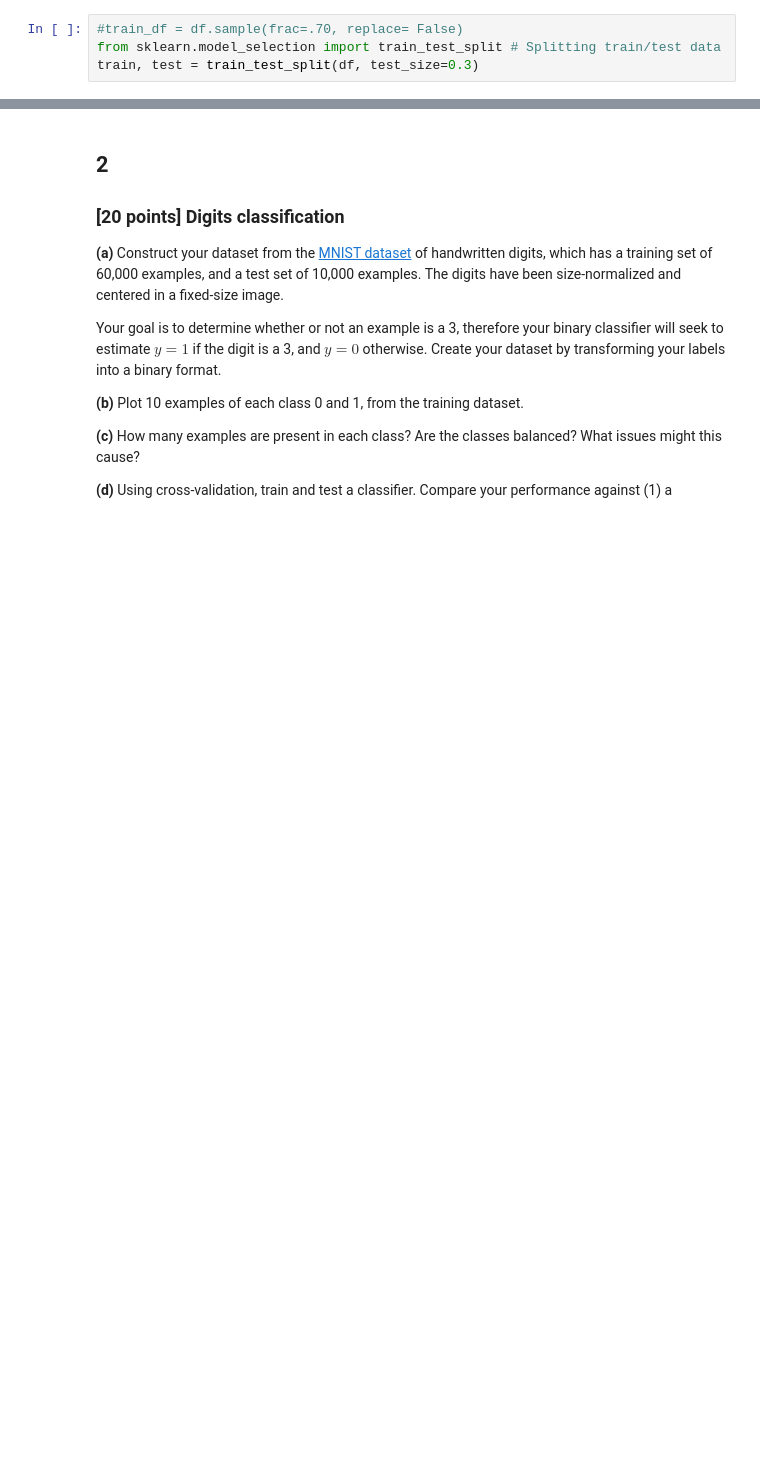
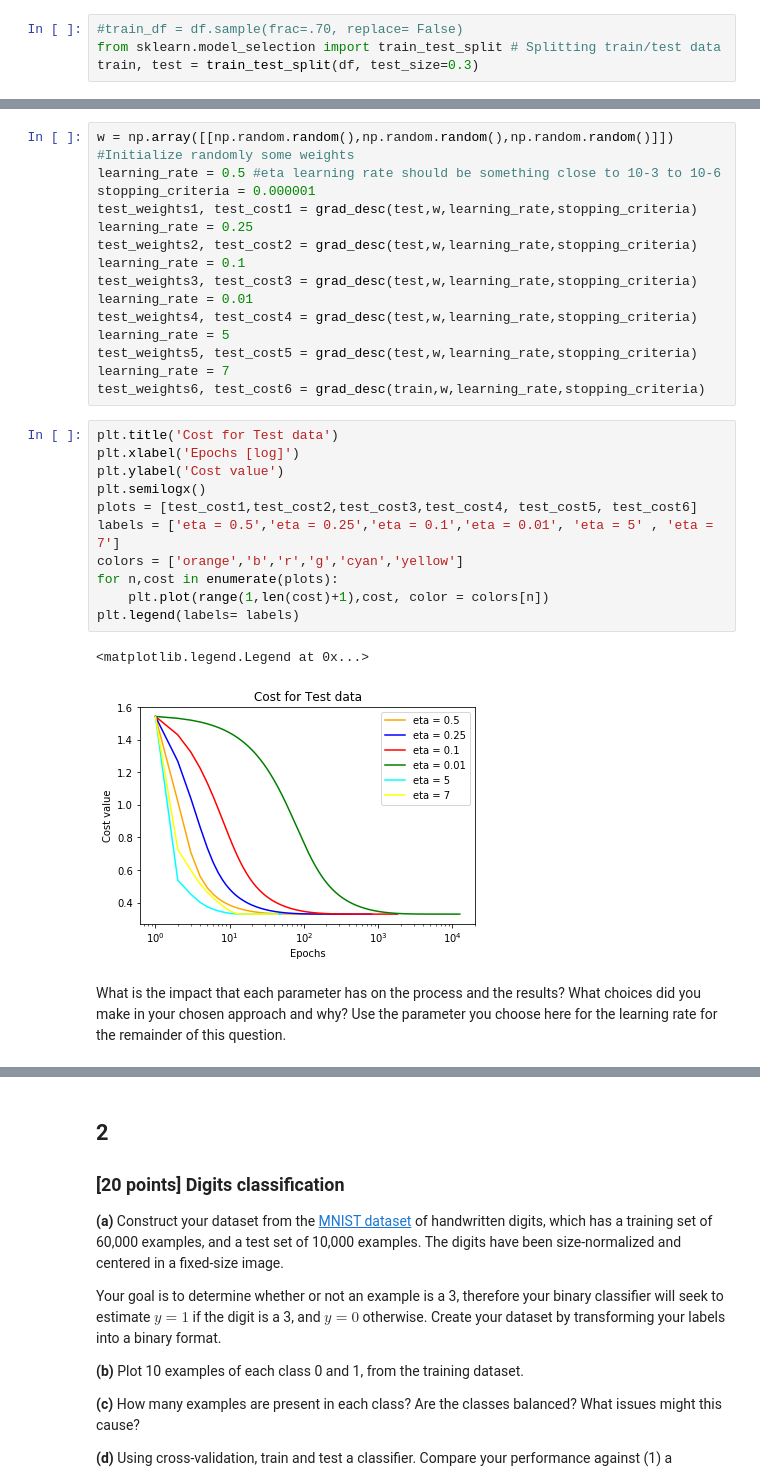
Before and after one commit to joaquinmenendez/machine-learning-course, a Jupyter notebook: Assignment_3/Assignment 3.ipynb, the cells around one changed output, grey strips where cells are left out. Drawn from its saved outputs; the diff is of its cells as text; blank space fills up the shorter version.

```diff
--- a/Assignment_3/Assignment 3.ipynb
+++ b/Assignment_3/Assignment 3.ipynb
@@ -297,0 +304,31 @@ array([[-0.1872016 , -1.9296029 , -0.40639992]])
+# %%
+w = np.array([[np.random.random(),np.random.random(),np.random.random()]]) #Initialize randomly some weights
+learning_rate = 0.5 #eta learning rate should be something close to 10-3 to 10-6
+stopping_criteria = 0.000001
+test_weights1, test_cost1 = grad_desc(test,w,learning_rate,stopping_criteria)
+learning_rate = 0.25
+test_weights2, test_cost2 = grad_desc(test,w,learning_rate,stopping_criteria)
+learning_rate = 0.1
+test_weights3, test_cost3 = grad_desc(test,w,learning_rate,stopping_criteria)
+learning_rate = 0.01
+test_weights4, test_cost4 = grad_desc(test,w,learning_rate,stopping_criteria)
+learning_rate = 5
+test_weights5, test_cost5 = grad_desc(test,w,learning_rate,stopping_criteria)
+learning_rate = 7
+test_weights6, test_cost6 = grad_desc(train,w,learning_rate,stopping_criteria)
+# %%
+plt.title('Cost for Test data')
+plt.xlabel('Epochs [log]')
+plt.ylabel('Cost value')
+plt.semilogx()
+plots = [test_cost1,test_cost2,test_cost3,test_cost4, test_cost5, test_cost6]
+labels = ['eta = 0.5','eta = 0.25','eta = 0.1','eta = 0.01', 'eta = 5' , 'eta = 7']
+colors = ['orange','b','r','g','cyan','yellow']
+for n,cost in enumerate(plots):
+    plt.plot(range(1,len(cost)+1),cost, color = colors[n])
+plt.legend(labels= labels)
+# %% [output]
+<matplotlib.legend.Legend at 0x...>
+[figure, added]
+# %% [markdown]
+What is the impact that each parameter has on the process and the results? What choices did you make in your chosen approach and why? Use the parameter you choose here for the learning rate for the remainder of this question.
```
Also changed, not shown: parts of 28 cells of this notebook, 1 other file.
